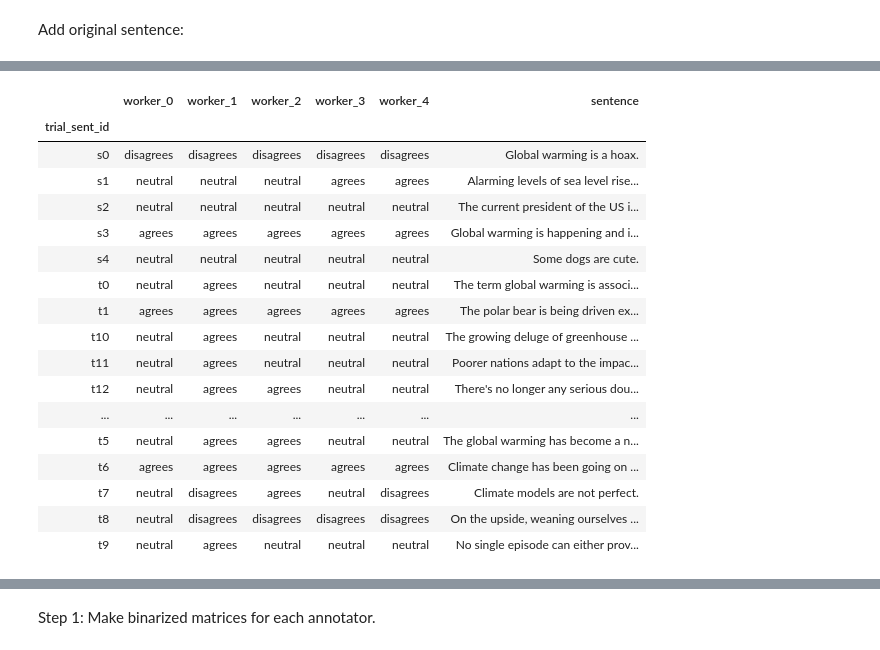
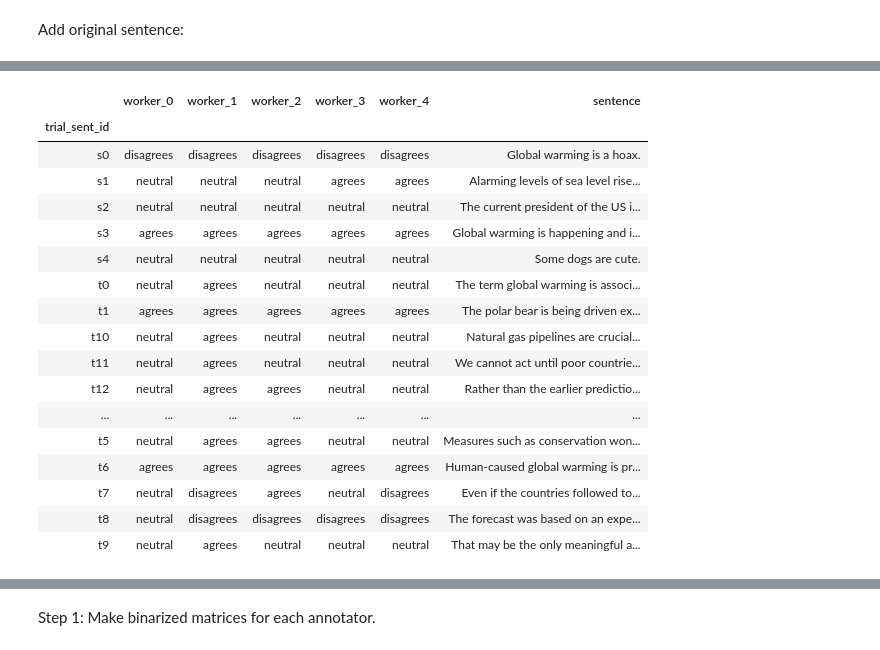
Before and after one commit to yiweiluo/GWStance, a Jupyter notebook: cc_stance/MTurk_results/Inter-annotator agreements.ipynb, the cells around one changed output, grey strips where cells are left out. Saved outputs shown, nothing was run; the diff lists cells and outputs as text; code cells hidden in the pictures.

```diff
--- a/cc_stance/MTurk_results/Inter-annotator agreements.ipynb
+++ b/cc_stance/MTurk_results/Inter-annotator agreements.ipynb
@@ -220,9 +327,20 @@ trial_sents = []
+# %%
+trial_sents_0 = []
+trial_sents_1 = []
 # %%
-with open(MTURK_RES_DIR + CURR_TASK + 'pilot_0_main_trials.jsonlist') as f:
+with open(MTURK_RES_DIR + PILOT_0_DIR + 'pilot_0_main_trials.jsonlist') as f:
     lines = f.readlines()
 for ix in range(0,270,9):
     line_chunk = [l.strip() for l in lines[ix:ix+9]]
     line_chunk = "".join(line_chunk)
     if line_chunk[-1] == ',':
         line_chunk = line_chunk[:-1]
-    trial_sents.append(json.loads(line_chunk))
+    trial_sents_0.append(json.loads(line_chunk))
+with open(MTURK_RES_DIR + PILOT_1_DIR + 'pilot_1_trials.jsonlist') as f:
+    lines = f.readlines()
+for ix in range(0,270,9):
+    line_chunk = [l.strip() for l in lines[ix:ix+9]]
+    line_chunk = "".join(line_chunk)
+    if line_chunk[-1] == ',':
+        line_chunk = line_chunk[:-1]
+    trial_sents_1.append(json.loads(line_chunk))
@@ -230,0 +347,3 @@ all_worker_labels['sentence'] = [item['sentence'] for item in trial_sents]
+# %%
+sent_id_to_sent_0 = {x['sent_id']:x['sentence'] for x in trial_sents_0}
+sent_id_to_sent_1 = {x['sent_id']:x['sentence'] for x in trial_sents_1}
@@ -231,24 +370,29 @@ all_worker_labels['sentence'] = [item['sentence'] for item in trial_sents]
+# %%
+all_worker_labels_0['sentence'] = [sent_id_to_sent_0[s_id] for s_id in
+                                  all_worker_labels_0.index]
+all_worker_labels_1['sentence'] = [sent_id_to_sent_1[s_id] for s_id in
+                                  all_worker_labels_1.index]
 # %%
 pd.set_option('display.max_colwidth', -1)
-all_worker_labels
+all_worker_labels_0
 # %% [output]
 |  | worker_0 | worker_1 | worker_2 | worker_3 | worker_4 | sentence |
 | trial_sent_id |  |  |  |  |  |  |
 | s0 | disagrees | disagrees | disagrees | disagrees | disagrees | Global warming is a hoax. |
 | s1 | neutral | neutral | neutral | agrees | agrees | Alarming levels of sea level rise... |
 | s2 | neutral | neutral | neutral | neutral | neutral | The current president of the US i... |
 | s3 | agrees | agrees | agrees | agrees | agrees | Global warming is happening and i... |
 | s4 | neutral | neutral | neutral | neutral | neutral | Some dogs are cute. |
 | t0 | neutral | agrees | neutral | neutral | neutral | The term global warming is associ... |
 | t1 | agrees | agrees | agrees | agrees | agrees | The polar bear is being driven ex... |
-| t10 | neutral | agrees | neutral | neutral | neutral | The growing deluge of greenhouse ... |
-| t11 | neutral | agrees | neutral | neutral | neutral | Poorer nations adapt to the impac... |
-| t12 | neutral | agrees | agrees | neutral | neutral | There's no longer any serious dou... |
+| t10 | neutral | agrees | neutral | neutral | neutral | Natural gas pipelines are crucial... |
+| t11 | neutral | agrees | neutral | neutral | neutral | We cannot act until poor countrie... |
+| t12 | neutral | agrees | agrees | neutral | neutral | Rather than the earlier predictio... |
 | ... | ... | ... | ... | ... | ... | ... |
-| t5 | neutral | agrees | agrees | neutral | neutral | The global warming has become a n... |
-| t6 | agrees | agrees | agrees | agrees | agrees | Climate change has been going on ... |
-| t7 | neutral | disagrees | agrees | neutral | disagrees | Climate models are not perfect. |
-| t8 | neutral | disagrees | disagrees | disagrees | disagrees | On the upside, weaning ourselves ... |
-| t9 | neutral | agrees | neutral | neutral | neutral | No single episode can either prov... |
+| t5 | neutral | agrees | agrees | neutral | neutral | Measures such as conservation won... |
+| t6 | agrees | agrees | agrees | agrees | agrees | Human-caused global warming is pr... |
+| t7 | neutral | disagrees | agrees | neutral | disagrees | Even if the countries followed to... |
+| t8 | neutral | disagrees | disagrees | disagrees | disagrees | The forecast was based on an expe... |
+| t9 | neutral | agrees | neutral | neutral | neutral | That may be the only meaningful a... |
 # %%
 # t12, t24, t4, t5,
```
Also changed, not shown: parts of 38 cells of this notebook, 1 other file.
